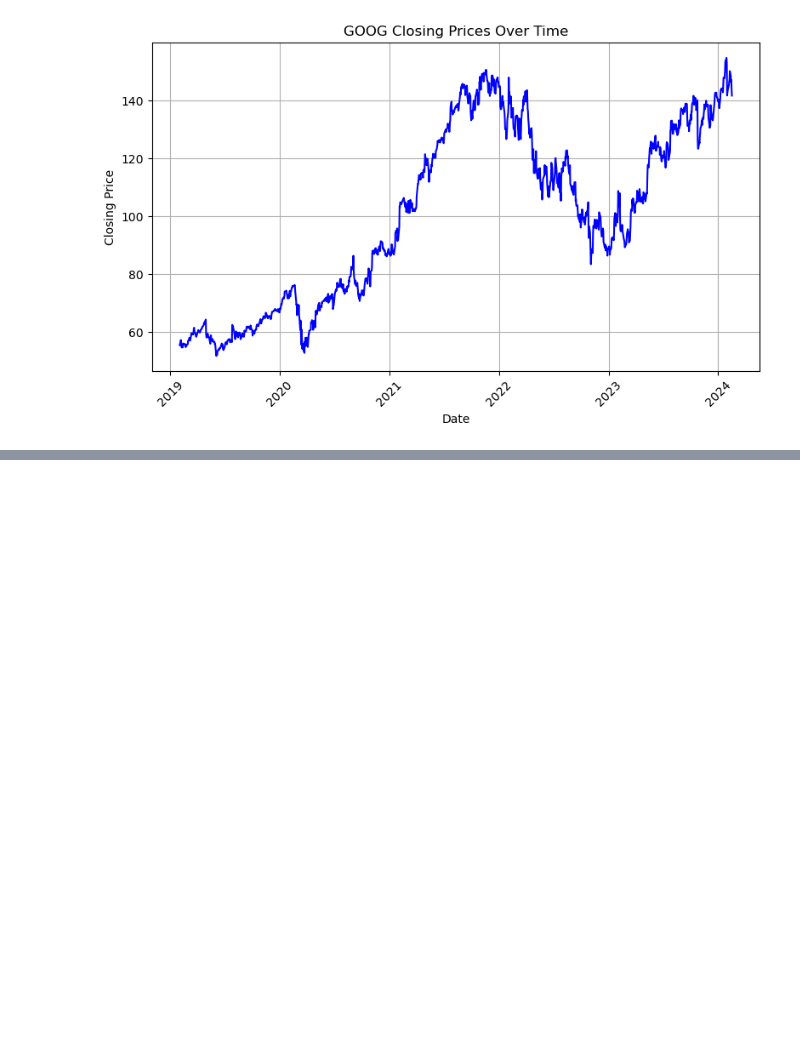
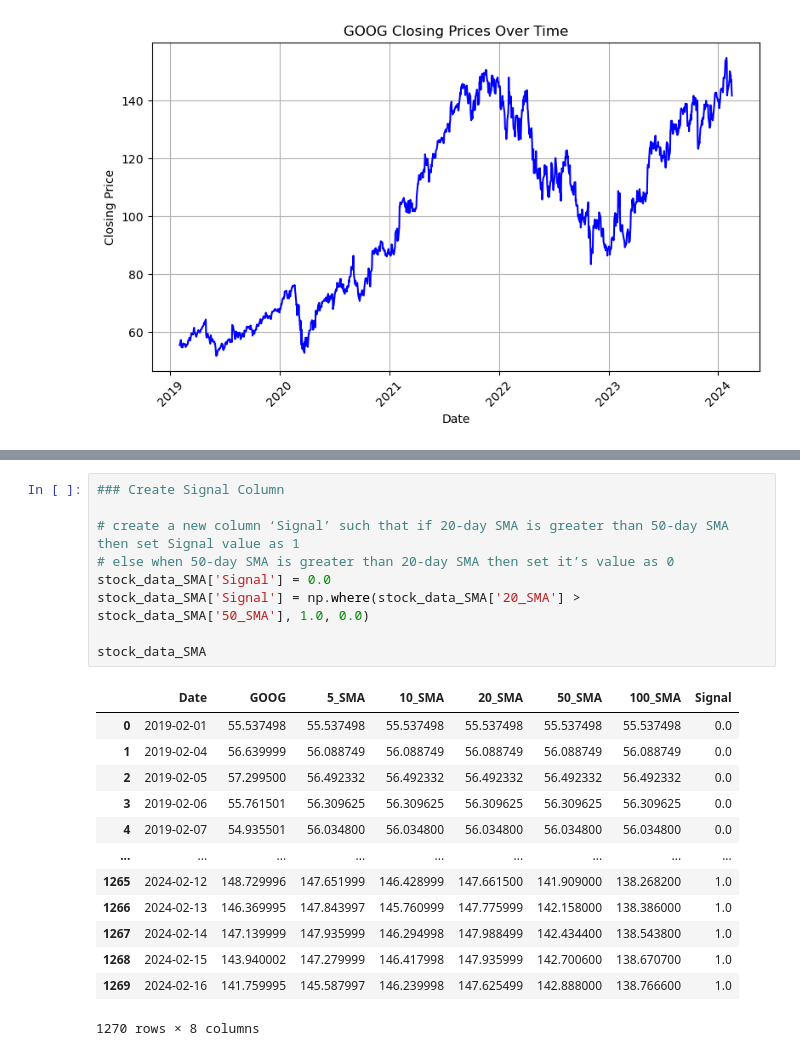
Before and after one commit to mburley127/Stock_Analysis, a Jupyter notebook: Moving_Average_Model/SMA_Signals.ipynb, the cells around one changed output, grey strips where cells are left out. Saved outputs shown, nothing was run; the diff lists cells and outputs as text; blank space fills up the shorter version.

```diff
--- a/Moving_Average_Model/SMA_Signals.ipynb
+++ b/Moving_Average_Model/SMA_Signals.ipynb
@@ -100,0 +101,23 @@ full_df
+# %%
+### Create Signal Column
+
+# create a new column ‘Signal’ such that if 20-day SMA is greater than 50-day SMA then set Signal value as 1
+# else when 50-day SMA is greater than 20-day SMA then set it’s value as 0
+stock_data_SMA['Signal'] = 0.0
+stock_data_SMA['Signal'] = np.where(stock_data_SMA['20_SMA'] > stock_data_SMA['50_SMA'], 1.0, 0.0)
+
+stock_data_SMA
+# %% [output]
+|  | Date | GOOG | 5_SMA | 10_SMA | 20_SMA | 50_SMA | 100_SMA | Signal |
+| 0 | 2019-02-01 | 55.537498 | 55.537498 | 55.537498 | 55.537498 | 55.537498 | 55.537498 | 0.0 |
+| 1 | 2019-02-04 | 56.639999 | 56.088749 | 56.088749 | 56.088749 | 56.088749 | 56.088749 | 0.0 |
+| 2 | 2019-02-05 | 57.299500 | 56.492332 | 56.492332 | 56.492332 | 56.492332 | 56.492332 | 0.0 |
+| 3 | 2019-02-06 | 55.761501 | 56.309625 | 56.309625 | 56.309625 | 56.309625 | 56.309625 | 0.0 |
+| 4 | 2019-02-07 | 54.935501 | 56.034800 | 56.034800 | 56.034800 | 56.034800 | 56.034800 | 0.0 |
+| ... | ... | ... | ... | ... | ... | ... | ... | ... |
+| 1265 | 2024-02-12 | 148.729996 | 147.651999 | 146.428999 | 147.661500 | 141.909000 | 138.268200 | 1.0 |
+| 1266 | 2024-02-13 | 146.369995 | 147.843997 | 145.760999 | 147.775999 | 142.158000 | 138.386000 | 1.0 |
+| 1267 | 2024-02-14 | 147.139999 | 147.935999 | 146.294998 | 147.988499 | 142.434400 | 138.543800 | 1.0 |
+| 1268 | 2024-02-15 | 143.940002 | 147.279999 | 146.417998 | 147.935999 | 142.700600 | 138.670700 | 1.0 |
+| 1269 | 2024-02-16 | 141.759995 | 145.587997 | 146.239998 | 147.625499 | 142.888000 | 138.766600 | 1.0 |
+1270 rows × 8 columns
```
Also changed, not shown: parts of 1 cell of this notebook.
